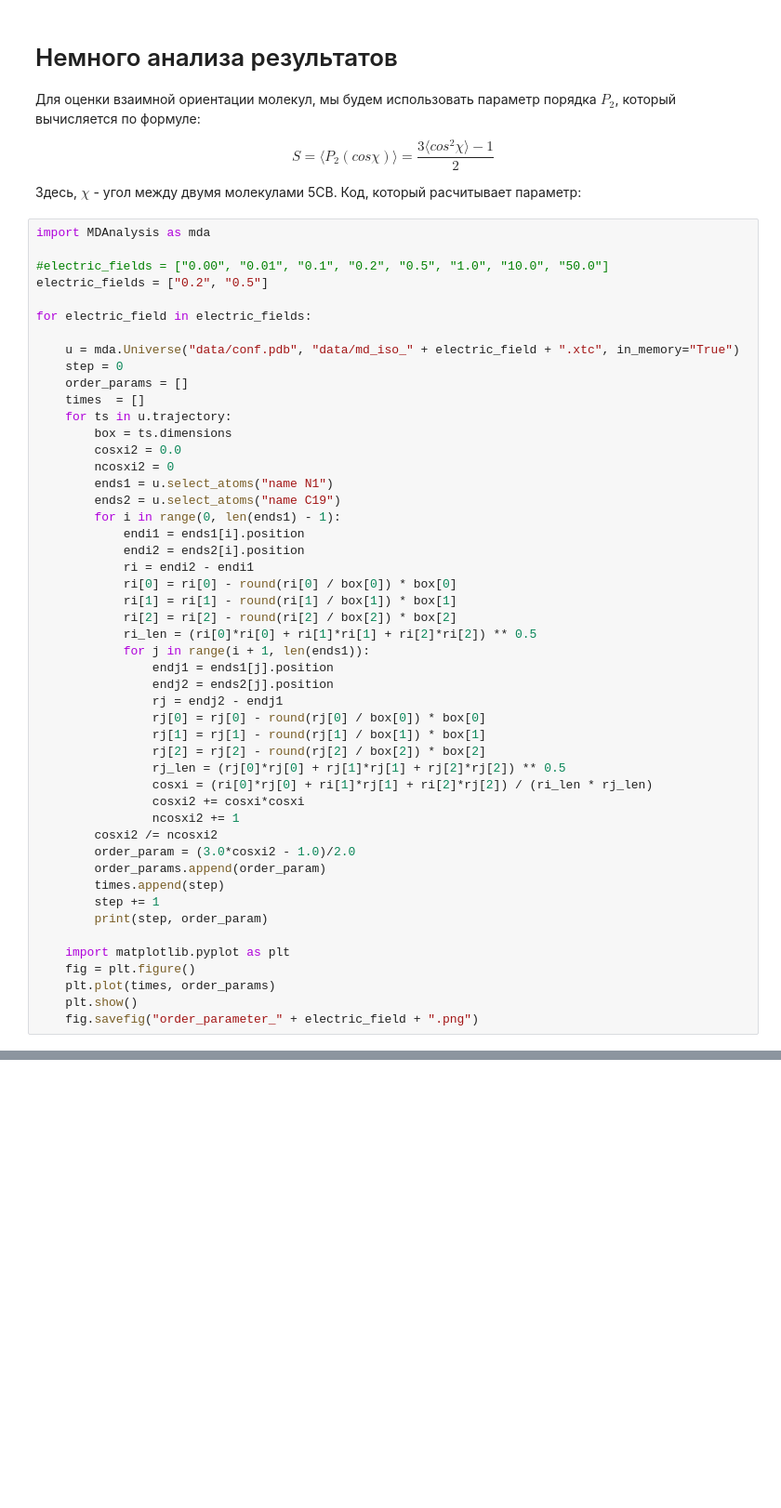
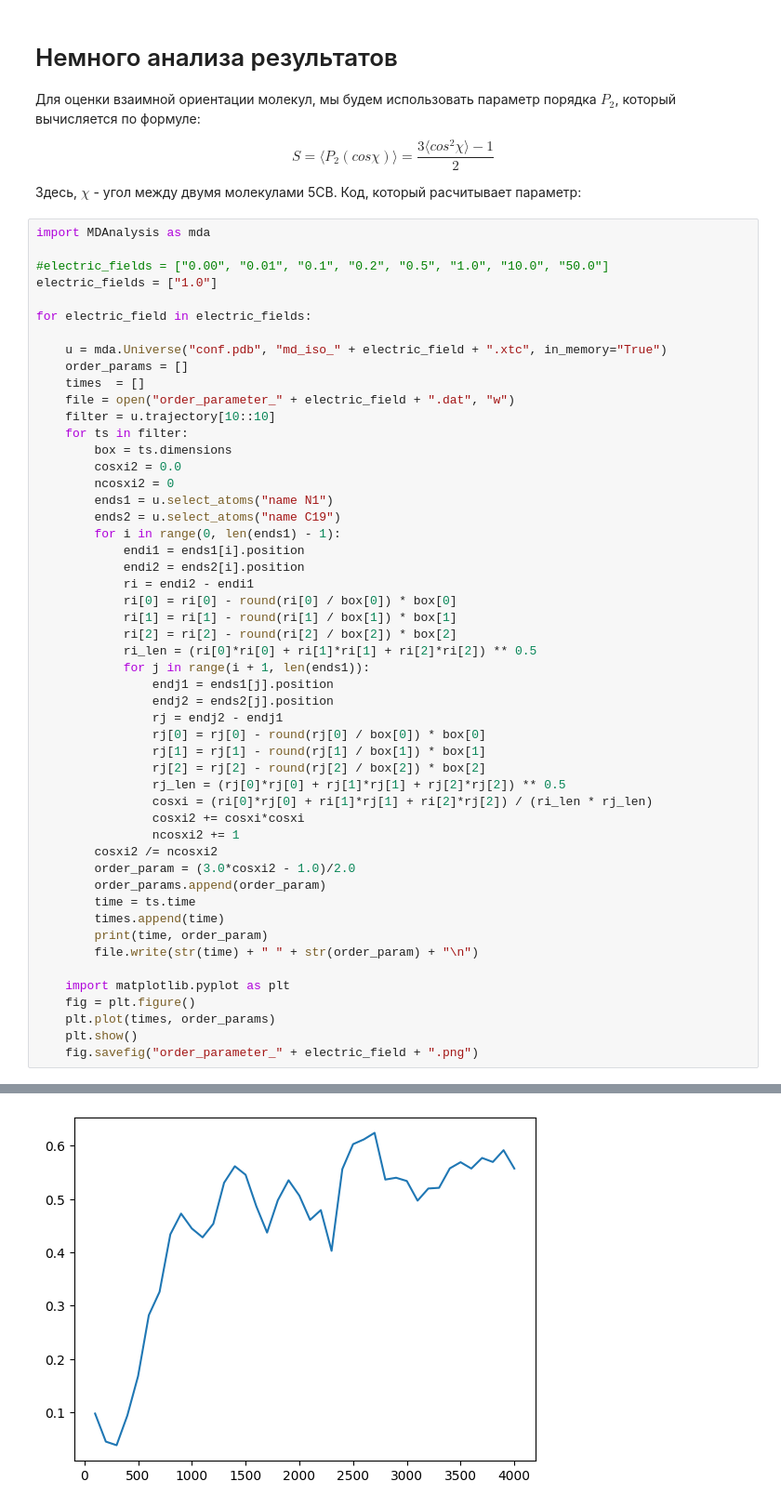
Before and after one commit to zhmurov/5cb-tutorial, a Jupyter notebook: tutorial.ipynb, the cells around one changed output, grey strips where cells are left out. Shown at 93% size. Cells and saved outputs as stored; diff of their text form; blank space fills up the shorter version.

Commit message:
Add gmx workflow image, fix text, show more structures, plot some data

```diff
--- a/tutorial.ipynb
+++ b/tutorial.ipynb
@@ -241,15 +277,16 @@ $$
 import MDAnalysis as mda
 
 #electric_fields = ["0.00", "0.01", "0.1", "0.2", "0.5", "1.0", "10.0", "50.0"]
-electric_fields = ["0.2", "0.5"]
+electric_fields = ["1.0"]
 
 for electric_field in electric_fields:
 
-    u = mda.Universe("data/conf.pdb", "data/md_iso_" + electric_field + ".xtc", in_memory="True")
-    step = 0
+    u = mda.Universe("conf.pdb", "md_iso_" + electric_field + ".xtc", in_memory="True")
     order_params = []
     times  = []
-    for ts in u.trajectory:
+    file = open("order_parameter_" + electric_field + ".dat", "w")
+    filter = u.trajectory[10::10]
+    for ts in filter:
         box = ts.dimensions
         cosxi2 = 0.0
         ncosxi2 = 0
@@ -277,12 +314,14 @@ for electric_field in electric_fields:
         cosxi2 /= ncosxi2
         order_param = (3.0*cosxi2 - 1.0)/2.0
         order_params.append(order_param)
-        times.append(step)
-        step += 1
-        print(step, order_param)
+        time = ts.time
+        times.append(time)
+        print(time, order_param)
+        file.write(str(time) + " " + str(order_param) + "\n")
 
     import matplotlib.pyplot as plt
     fig = plt.figure()
     plt.plot(times, order_params)
     plt.show()
     fig.savefig("order_parameter_" + electric_field + ".png")
+# %% [output]
@@ -288,0 +345 @@ for electric_field in electric_fields:
+[figure, added]
```
Also changed, not shown: parts of 20 cells of this notebook, 3 other files.
